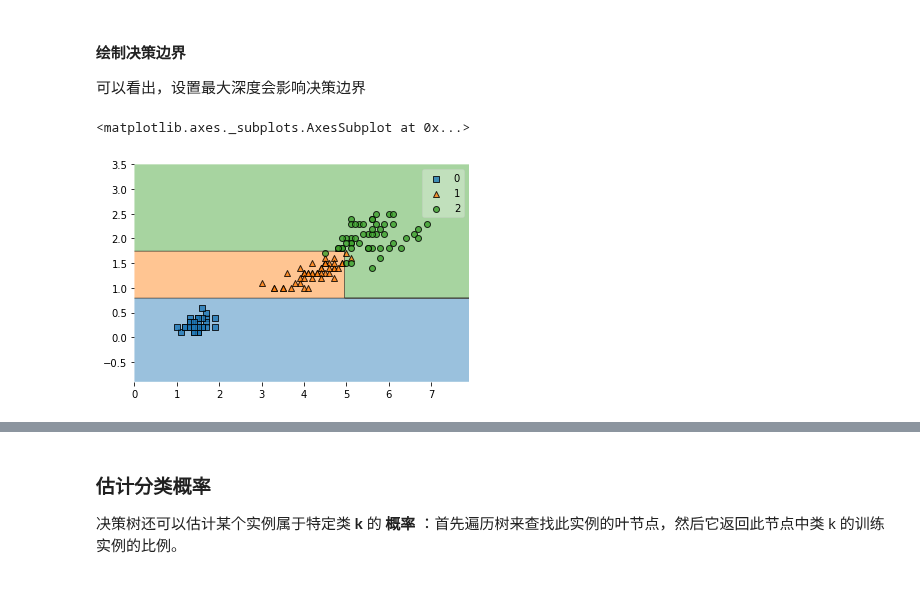
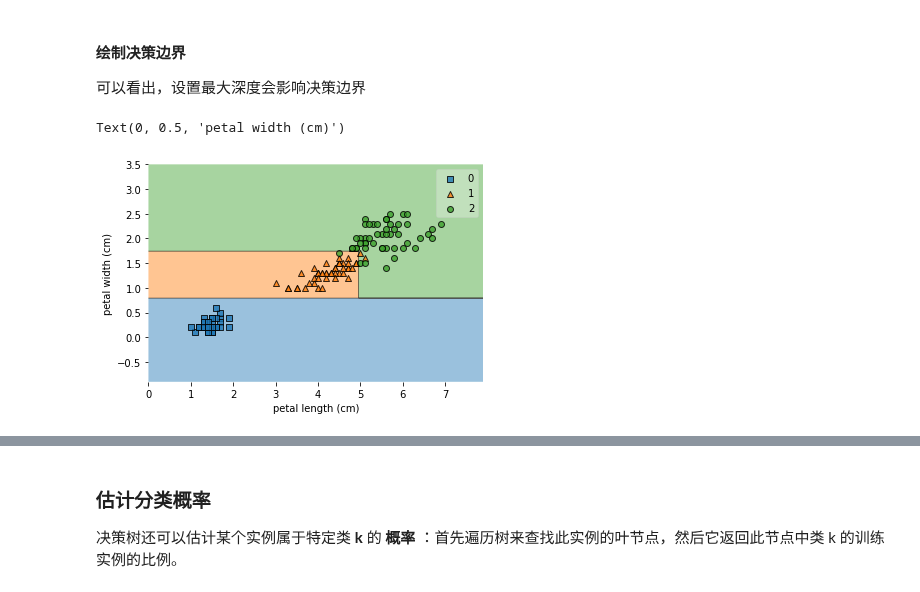
Before and after one commit to OneStepAndTwoSteps/Data_Analysis_notes, a Jupyter notebook: 3、Sklearn与TensorFlow机器学习实用指南/5、决策树和集成算法/决策树和集成算法.ipynb, the cells around one changed output, grey strips where cells are left out. Saved outputs shown, nothing was run; the diff lists cells and outputs as text; code cells hidden in the pictures.

```diff
--- a/3、Sklearn与TensorFlow机器学习实用指南/5、决策树和集成算法/决策树和集成算法.ipynb
+++ b/3、Sklearn与TensorFlow机器学习实用指南/5、决策树和集成算法/决策树和集成算法.ipynb
@@ -176,11 +204,13 @@ DecisionTreeClassifier(class_weight=None, criterion='gini', max_depth=3,
 ####  绘制决策边界
 
 可以看出，设置最大深度会影响决策边界
-# %%
-plot_decision_regions(x_iris,y_iris,tree_clf2)
-# %% [output]
-<matplotlib.axes._subplots.AxesSubplot at 0x...>
-[figure, removed]
+# %%
+plot_decision_regions(x_iris,y_iris,tree_clf2)
+plt.xlabel('petal length (cm)')
+plt.ylabel('petal width (cm)')
+# %% [output]
+Text(0, 0.5, 'petal width (cm)')
+[figure, added]
 # %% [markdown]
 ### 决策树的决策边界
 
```
Also changed, not shown: parts of 43 cells of this notebook, 11 other files.
